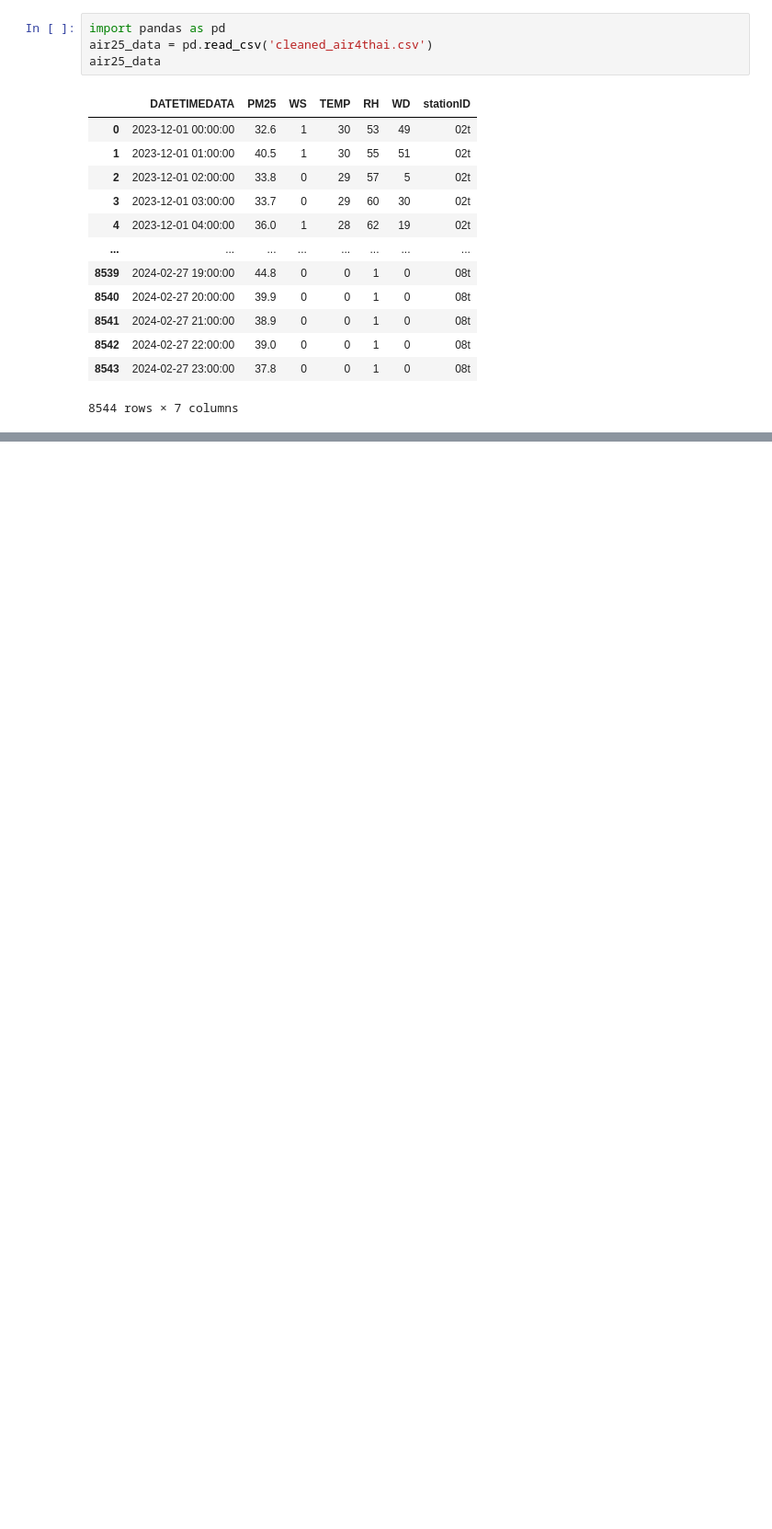
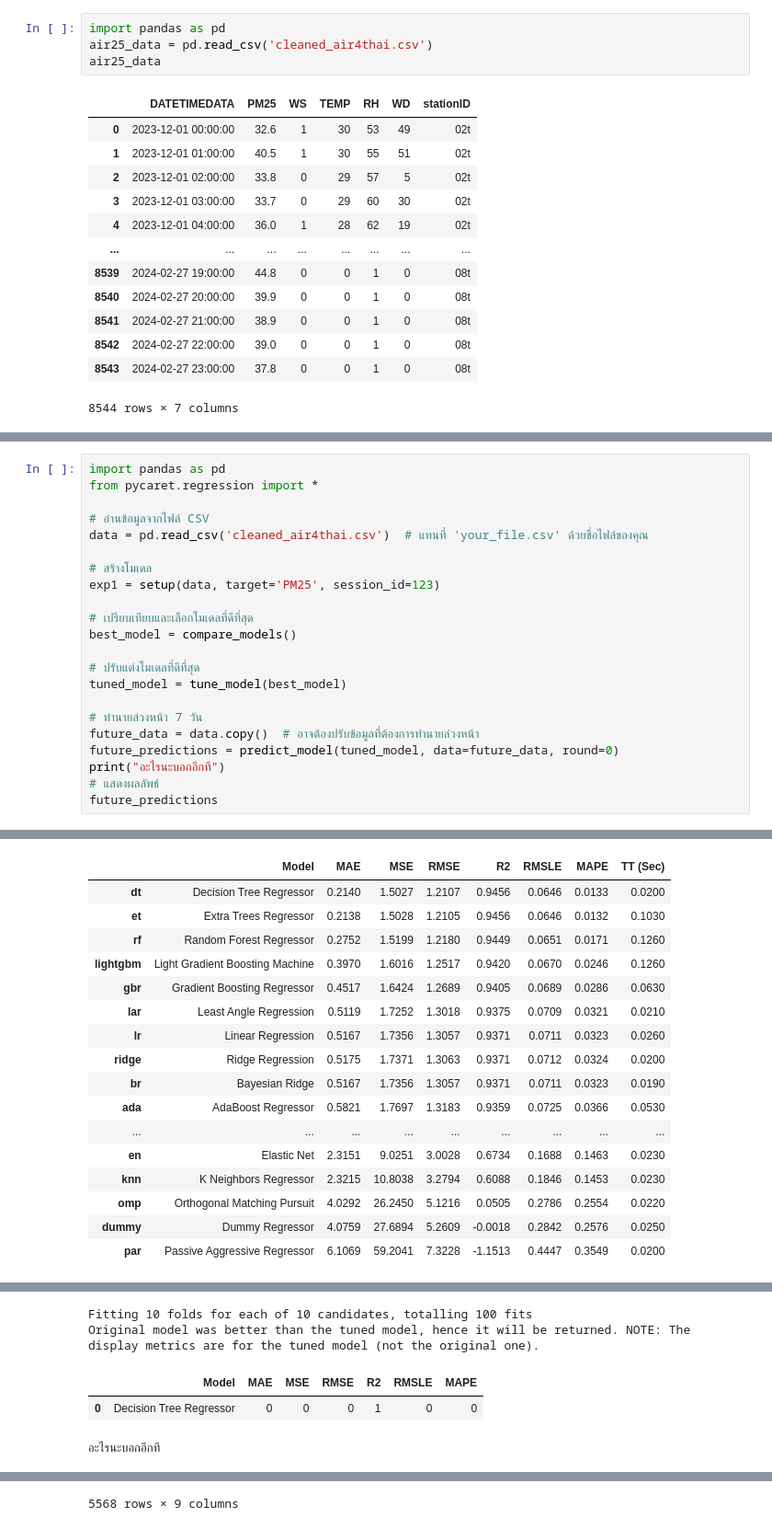
Before and after one commit to Rawinann/PM2.5, a Jupyter notebook: PM2.5.ipynb, the cells around one changed output, grey strips where cells are left out. Shown at 92% size. Saved outputs shown, nothing was run; the diff lists cells and outputs as text; blank space fills up the shorter version.

Commit message:
Testing model

```diff
--- a/PM2.5.ipynb
+++ b/PM2.5.ipynb
@@ -88,0 +19,23 @@ KeyError: 'Label'
+# %%
+import pandas as pd
+from pycaret.regression import *
+
+# อ่านข้อมูลจากไฟล์ CSV
+data = pd.read_csv('cleaned_air4thai.csv')  # แทนที่ 'your_file.csv' ด้วยชื่อไฟล์ของคุณ
+
+# สร้างโมเดล
+exp1 = setup(data, target='PM25', session_id=123)
+
+# เปรียบเทียบและเลือกโมเดลที่ดีที่สุด
+best_model = compare_models()
+
+# ปรับแต่งโมเดลที่ดีที่สุด
+tuned_model = tune_model(best_model)
+
+# ทำนายล่วงหน้า 7 วัน
+future_data = data.copy()  # อาจต้องปรับข้อมูลที่ต้องการทำนายล่วงหน้า
+future_predictions = predict_model(tuned_model, data=future_data, round=0)
+print("อะไรนะบอกอีกที")
+# แสดงผลลัพธ์
+future_predictions
+# %% [output]
@@ -88,0 +60,17 @@ KeyError: 'Label'
+|  | Model | MAE | MSE | RMSE | R2 | RMSLE | MAPE | TT (Sec) |
+| dt | Decision Tree Regressor | 0.2140 | 1.5027 | 1.2107 | 0.9456 | 0.0646 | 0.0133 | 0.0200 |
+| et | Extra Trees Regressor | 0.2138 | 1.5028 | 1.2105 | 0.9456 | 0.0646 | 0.0132 | 0.1030 |
+| rf | Random Forest Regressor | 0.2752 | 1.5199 | 1.2180 | 0.9449 | 0.0651 | 0.0171 | 0.1260 |
+| lightgbm | Light Gradient Boosting Machine | 0.3970 | 1.6016 | 1.2517 | 0.9420 | 0.0670 | 0.0246 | 0.1260 |
+| gbr | Gradient Boosting Regressor | 0.4517 | 1.6424 | 1.2689 | 0.9405 | 0.0689 | 0.0286 | 0.0630 |
+| lar | Least Angle Regression | 0.5119 | 1.7252 | 1.3018 | 0.9375 | 0.0709 | 0.0321 | 0.0210 |
+| lr | Linear Regression | 0.5167 | 1.7356 | 1.3057 | 0.9371 | 0.0711 | 0.0323 | 0.0260 |
+| ridge | Ridge Regression | 0.5175 | 1.7371 | 1.3063 | 0.9371 | 0.0712 | 0.0324 | 0.0200 |
+| br | Bayesian Ridge | 0.5167 | 1.7356 | 1.3057 | 0.9371 | 0.0711 | 0.0323 | 0.0190 |
+| ada | AdaBoost Regressor | 0.5821 | 1.7697 | 1.3183 | 0.9359 | 0.0725 | 0.0366 | 0.0530 |
+| ... | ... | ... | ... | ... | ... | ... | ... | ... |
+| en | Elastic Net | 2.3151 | 9.0251 | 3.0028 | 0.6734 | 0.1688 | 0.1463 | 0.0230 |
+| knn | K Neighbors Regressor | 2.3215 | 10.8038 | 3.2794 | 0.6088 | 0.1846 | 0.1453 | 0.0230 |
+| omp | Orthogonal Matching Pursuit | 4.0292 | 26.2450 | 5.1216 | 0.0505 | 0.2786 | 0.2554 | 0.0220 |
+| dummy | Dummy Regressor | 4.0759 | 27.6894 | 5.2609 | -0.0018 | 0.2842 | 0.2576 | 0.0250 |
+| par | Passive Aggressive Regressor | 6.1069 | 59.2041 | 7.3228 | -1.1513 | 0.4447 | 0.3549 | 0.0200 |
@@ -88,0 +94,5 @@ KeyError: 'Label'
+Fitting 10 folds for each of 10 candidates, totalling 100 fits
+Original model was better than the tuned model, hence it will be returned. NOTE: The display metrics are for the tuned model (not the original one).
+|  | Model | MAE | MSE | RMSE | R2 | RMSLE | MAPE |
+| 0 | Decision Tree Regressor | 0 | 0 | 0 | 1 | 0 | 0 |
+อะไรนะบอกอีกที
@@ -88,0 +111 @@ KeyError: 'Label'
+5568 rows × 9 columns
```
Also changed, not shown: parts of 4 cells of this notebook, 4 other files.
